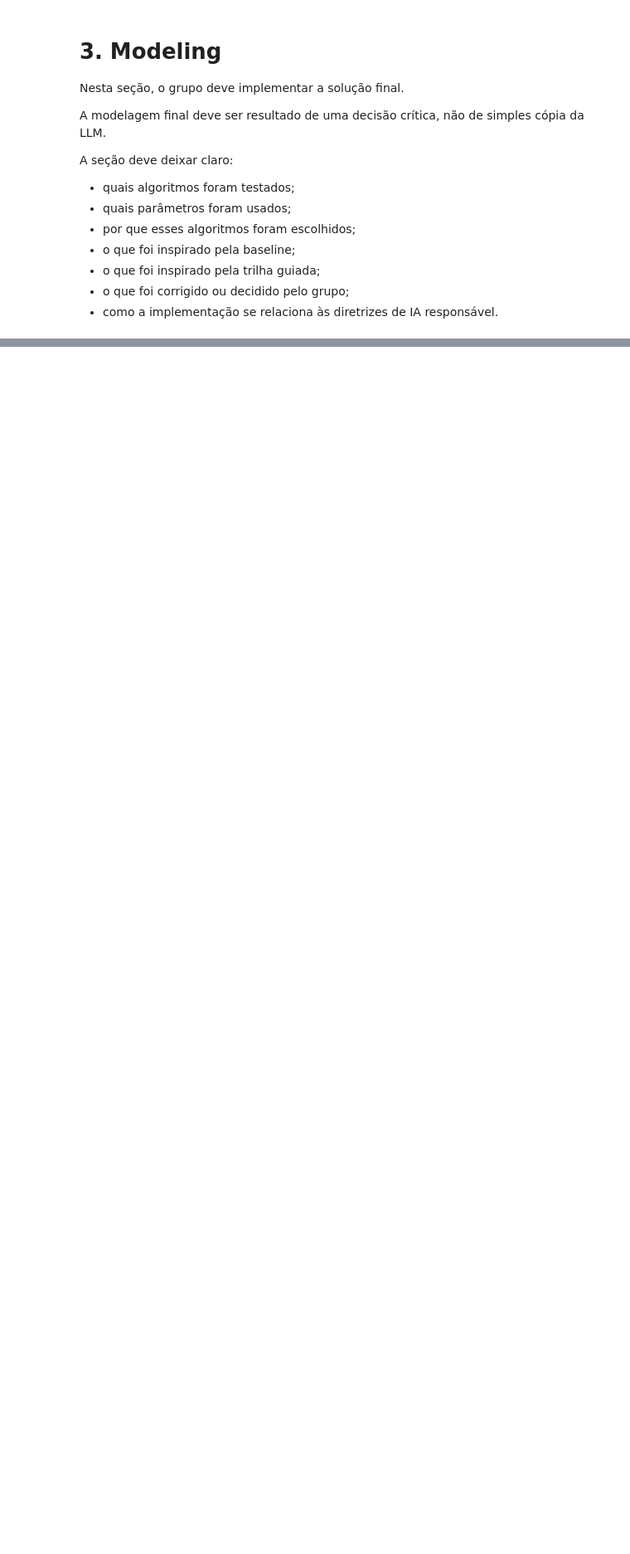
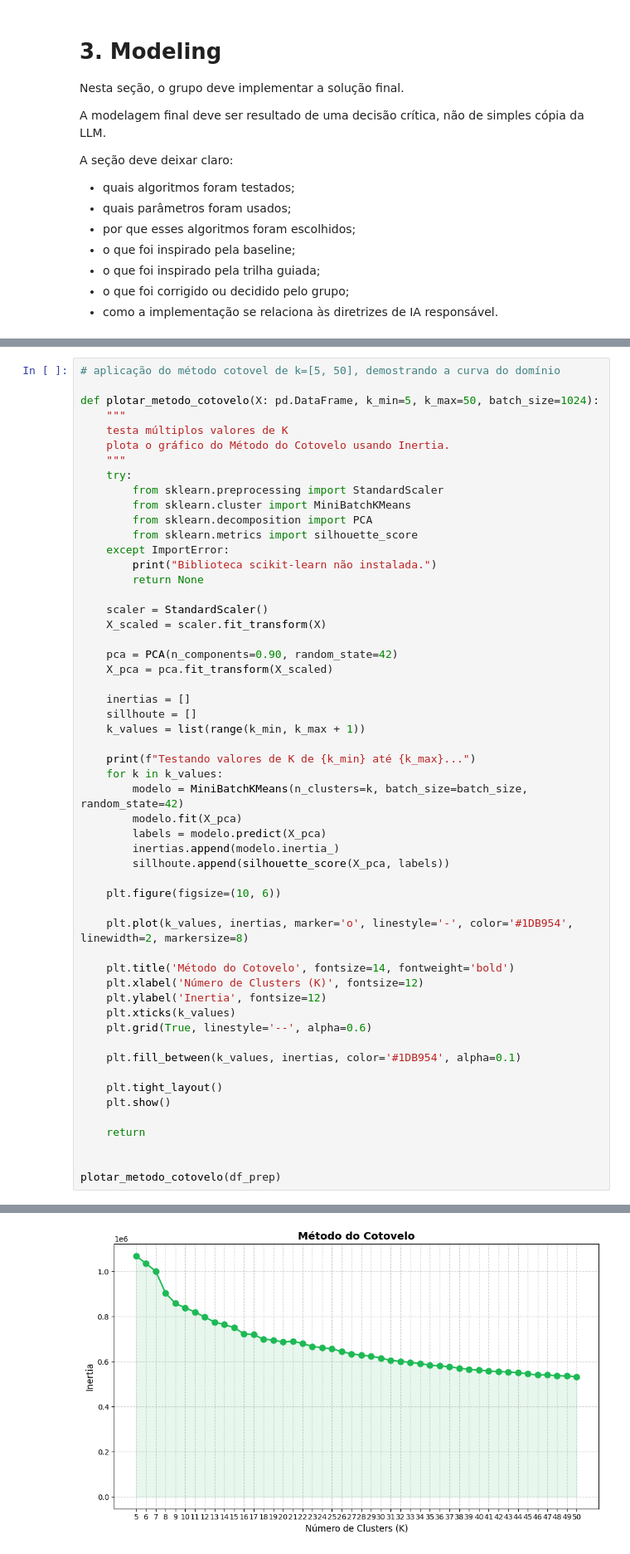
Before and after one commit to jg2alv/tp1-md, a Jupyter notebook: tp2/Fase3/TP2_Fase3_Grupo13.ipynb, the cells around one changed output, grey strips where cells are left out. Shown at 83% size. Cells and saved outputs as stored; diff of their text form; blank space fills up the shorter version.

```diff
--- a/tp2/Fase3/TP2_Fase3_Grupo13.ipynb
+++ b/tp2/Fase3/TP2_Fase3_Grupo13.ipynb
@@ -614,0 +586,55 @@ def salvar_experimentos(caminho: str = os.path.join(OUTPUT_DIR, "experimentos.js
+# %%
+# aplicação do método cotovel de k=[5, 50], demostrando a curva do domínio
+
+def plotar_metodo_cotovelo(X: pd.DataFrame, k_min=5, k_max=50, batch_size=1024):
+    """
+    testa múltiplos valores de K
+    plota o gráfico do Método do Cotovelo usando Inertia.
+    """
+    try:
+        from sklearn.preprocessing import StandardScaler
+        from sklearn.cluster import MiniBatchKMeans
+        from sklearn.decomposition import PCA
+        from sklearn.metrics import silhouette_score
+    except ImportError:
+        print("Biblioteca scikit-learn não instalada.")
+        return None
+
+    scaler = StandardScaler()
+    X_scaled = scaler.fit_transform(X)
+
+    pca = PCA(n_components=0.90, random_state=42)
+    X_pca = pca.fit_transform(X_scaled)
+
+    inertias = []
+    sillhoute = []
+    k_values = list(range(k_min, k_max + 1))
+
+    print(f"Testando valores de K de {k_min} até {k_max}...")
+    for k in k_values:
+        modelo = MiniBatchKMeans(n_clusters=k, batch_size=batch_size, random_state=42)
+        modelo.fit(X_pca)
+        labels = modelo.predict(X_pca)
+        inertias.append(modelo.inertia_)
+        sillhoute.append(silhouette_score(X_pca, labels))
+
+    plt.figure(figsize=(10, 6))
+
+    plt.plot(k_values, inertias, marker='o', linestyle='-', color='#1DB954', linewidth=2, markersize=8)
+
+    plt.title('Método do Cotovelo', fontsize=14, fontweight='bold')
+    plt.xlabel('Número de Clusters (K)', fontsize=12)
+    plt.ylabel('Inertia', fontsize=12)
+    plt.xticks(k_values)
+    plt.grid(True, linestyle='--', alpha=0.6)
+
+    plt.fill_between(k_values, inertias, color='#1DB954', alpha=0.1)
+
+    plt.tight_layout()
+    plt.show()
+
+    return
+
+
+plotar_metodo_cotovelo(df_prep)
+# %% [output]
@@ -615,3 +642,4 @@ def salvar_experimentos(caminho: str = os.path.join(OUTPUT_DIR, "experimentos.js
+[figure, added]
 # %% [markdown]
 ## 3.3 Modelagem para agrupamento
 
```
Also changed, not shown: parts of 8 cells of this notebook.
